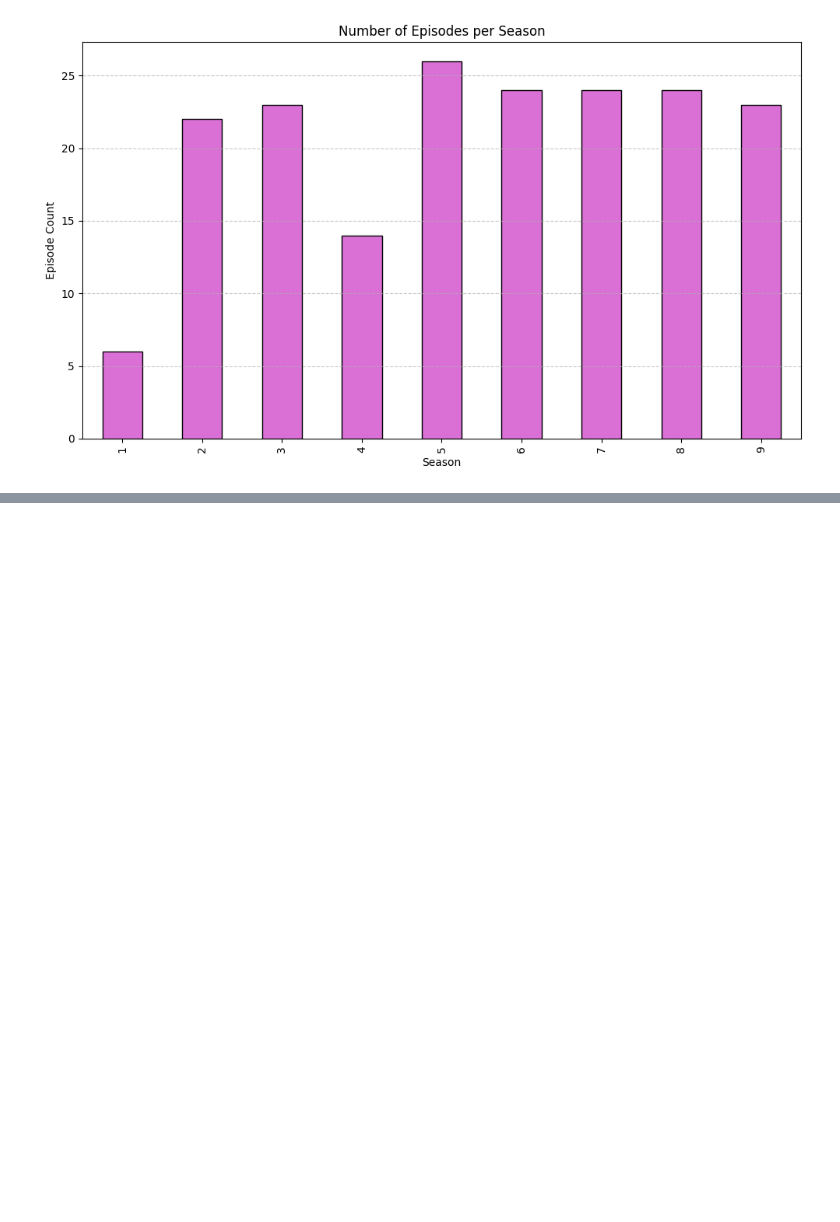
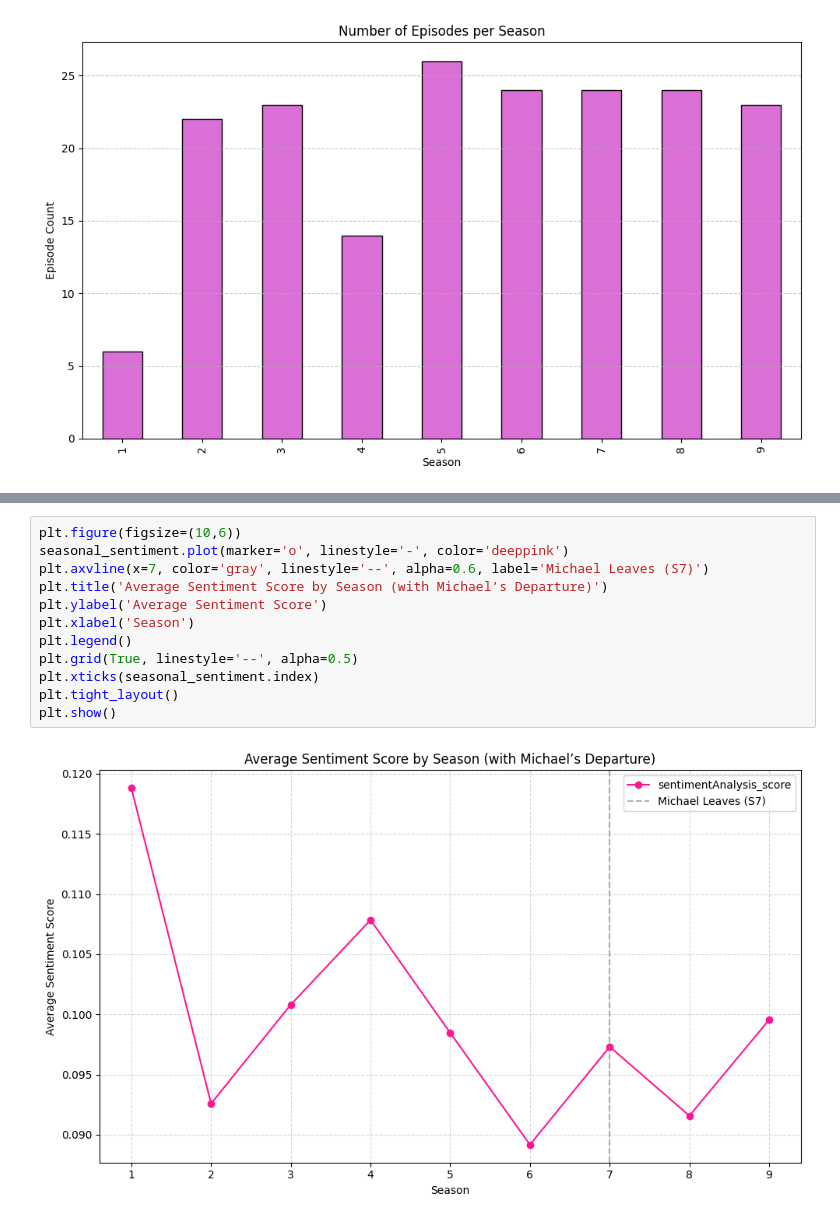
Before and after one commit to njones5714/My-notebook, a Jupyter notebook: Project_101.ipynb, the cells around one changed output, grey strips where cells are left out. Saved outputs shown, nothing was run; the diff lists cells and outputs as text; blank space fills up the shorter version.

```diff
--- a/Project_101.ipynb
+++ b/Project_101.ipynb
@@ -151,0 +253,14 @@ plt.show()
+# %%
+plt.figure(figsize=(10,6))
+seasonal_sentiment.plot(marker='o', linestyle='-', color='deeppink')
+plt.axvline(x=7, color='gray', linestyle='--', alpha=0.6, label='Michael Leaves (S7)')
+plt.title('Average Sentiment Score by Season (with Michael’s Departure)')
+plt.ylabel('Average Sentiment Score')
+plt.xlabel('Season')
+plt.legend()
+plt.grid(True, linestyle='--', alpha=0.5)
+plt.xticks(seasonal_sentiment.index)
+plt.tight_layout()
+plt.show()
+# %% [output]
+[figure, added]
```
Also changed, not shown: parts of 7 cells of this notebook.
